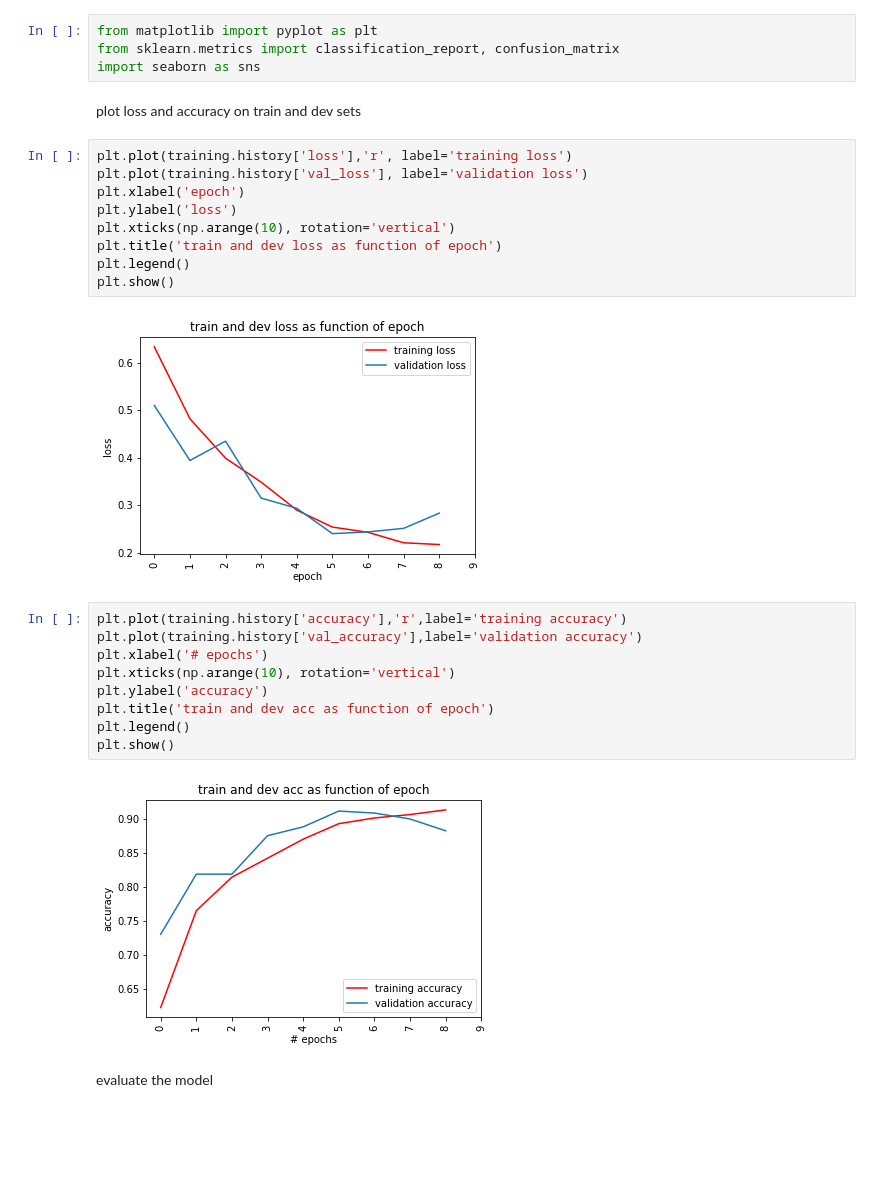
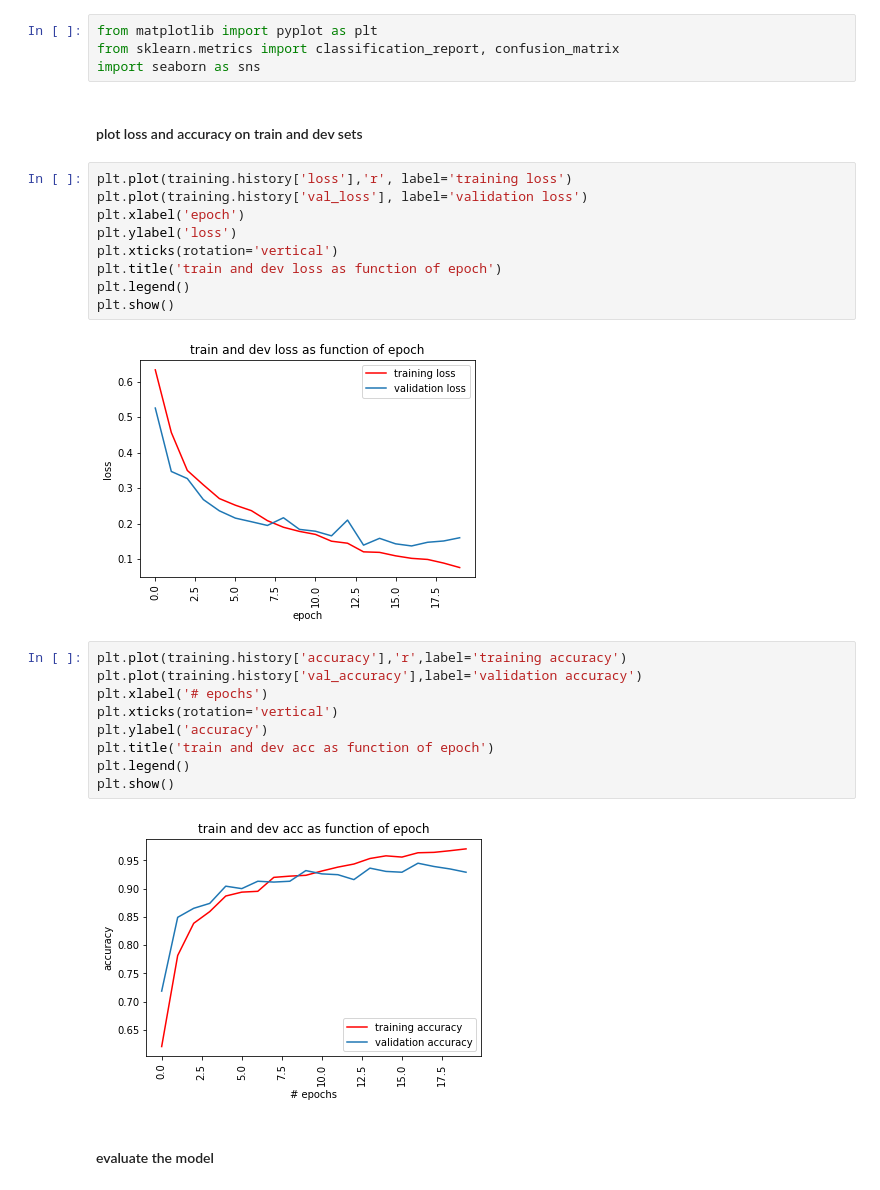
Before and after one commit to Hasselfrau/mask_detection, a Jupyter notebook: cp3.ipynb, the cells around one changed output. Drawn from its saved outputs; the diff is of its cells as text; blank space fills up the shorter version.

```diff
--- a/cp3.ipynb
+++ b/cp3.ipynb
@@ -132,31 +134,31 @@ from matplotlib import pyplot as plt
 from sklearn.metrics import classification_report, confusion_matrix
 import seaborn as sns
 # %% [markdown]
-plot loss and accuracy on train and dev sets
+#### plot loss and accuracy on train and dev sets
 # %%
 plt.plot(training.history['loss'],'r', label='training loss')
 plt.plot(training.history['val_loss'], label='validation loss')
 plt.xlabel('epoch')
 plt.ylabel('loss')
-plt.xticks(np.arange(10), rotation='vertical')
+plt.xticks(rotation='vertical')
 plt.title('train and dev loss as function of epoch')
 plt.legend()
 plt.show()
 # %% [output]
-[figure, old version]
+[figure, new version]
 # %%
 plt.plot(training.history['accuracy'],'r',label='training accuracy')
 plt.plot(training.history['val_accuracy'],label='validation accuracy')
 plt.xlabel('# epochs')
-plt.xticks(np.arange(10), rotation='vertical')
+plt.xticks(rotation='vertical')
 plt.ylabel('accuracy')
 plt.title('train and dev acc as function of epoch')
 plt.legend()
 plt.show()
 # %% [output]
-[figure, old version]
+[figure, new version]
 # %% [markdown]
-evaluate the model
+#### evaluate the model
 # %%
 model.evaluate(X_test, y_test)
 # %% [output]
```
Also changed, not shown: parts of 23 cells of this notebook.
